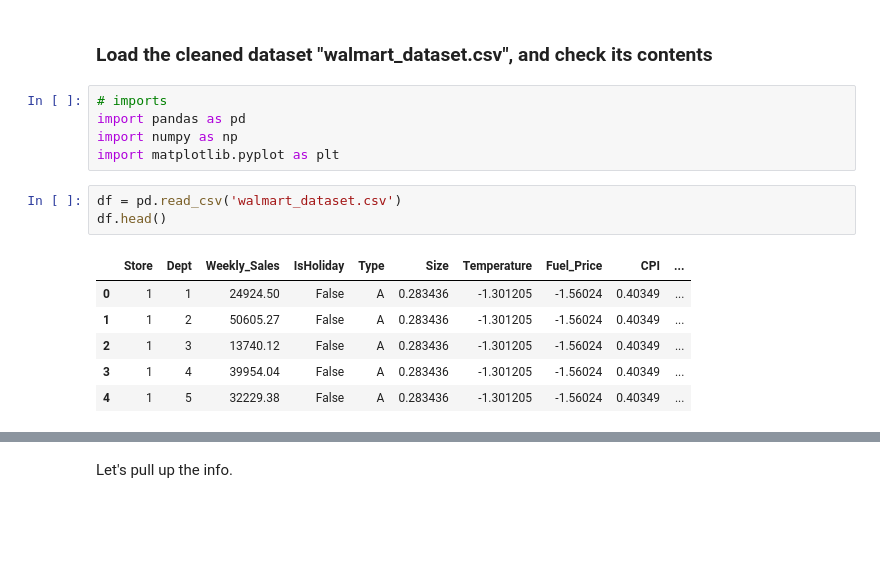
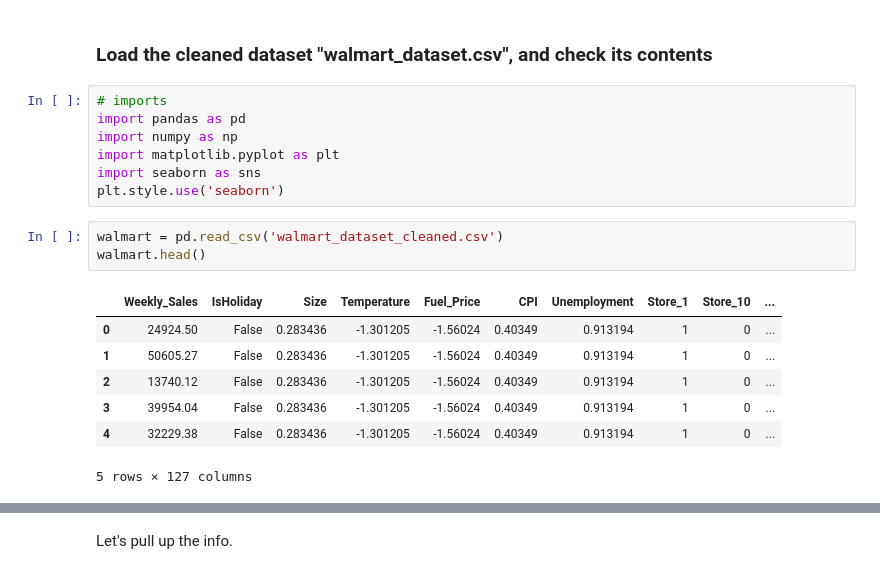
Before and after one commit to giorosati/dsc-1-12-11-modeling-our-data-lab-online-ds-pt-100118, a Jupyter notebook: index.ipynb, the cells around one changed output, grey strips where cells are left out. Drawn from its saved outputs; the diff is of its cells as text; blank space fills up the shorter version.

```diff
--- a/index.ipynb
+++ b/index.ipynb
@@ -25,13 +25,16 @@ From the previous steps, it is pretty clear that we have quite a few predictors,
 import pandas as pd
 import numpy as np
 import matplotlib.pyplot as plt
+import seaborn as sns
+plt.style.use('seaborn')
 # %%
-df = pd.read_csv('walmart_dataset.csv')
-df.head()
+walmart = pd.read_csv('walmart_dataset_cleaned.csv')
+walmart.head()
 # %% [output]
-|  | Store | Dept | Weekly_Sales | IsHoliday | Type | Size | Temperature | Fuel_Price | CPI | ... |
-| 0 | 1 | 1 | 24924.50 | False | A | 0.283436 | -1.301205 | -1.56024 | 0.40349 | ... |
-| 1 | 1 | 2 | 50605.27 | False | A | 0.283436 | -1.301205 | -1.56024 | 0.40349 | ... |
-| 2 | 1 | 3 | 13740.12 | False | A | 0.283436 | -1.301205 | -1.56024 | 0.40349 | ... |
-| 3 | 1 | 4 | 39954.04 | False | A | 0.283436 | -1.301205 | -1.56024 | 0.40349 | ... |
-| 4 | 1 | 5 | 32229.38 | False | A | 0.283436 | -1.301205 | -1.56024 | 0.40349 | ... |
+|  | Weekly_Sales | IsHoliday | Size | Temperature | Fuel_Price | CPI | Unemployment | Store_1 | Store_10 | ... |
+| 0 | 24924.50 | False | 0.283436 | -1.301205 | -1.56024 | 0.40349 | 0.913194 | 1 | 0 | ... |
+| 1 | 50605.27 | False | 0.283436 | -1.301205 | -1.56024 | 0.40349 | 0.913194 | 1 | 0 | ... |
+| 2 | 13740.12 | False | 0.283436 | -1.301205 | -1.56024 | 0.40349 | 0.913194 | 1 | 0 | ... |
+| 3 | 39954.04 | False | 0.283436 | -1.301205 | -1.56024 | 0.40349 | 0.913194 | 1 | 0 | ... |
+| 4 | 32229.38 | False | 0.283436 | -1.301205 | -1.56024 | 0.40349 | 0.913194 | 1 | 0 | ... |
+5 rows × 127 columns
```
Also changed, not shown: parts of 7 cells of this notebook.
